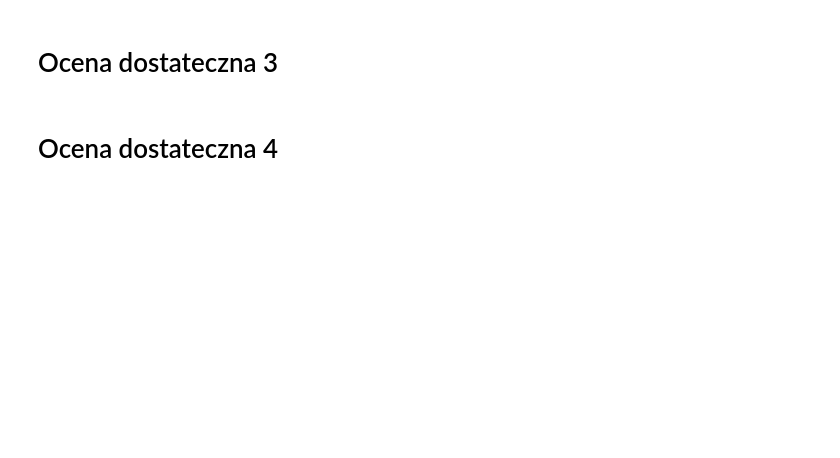
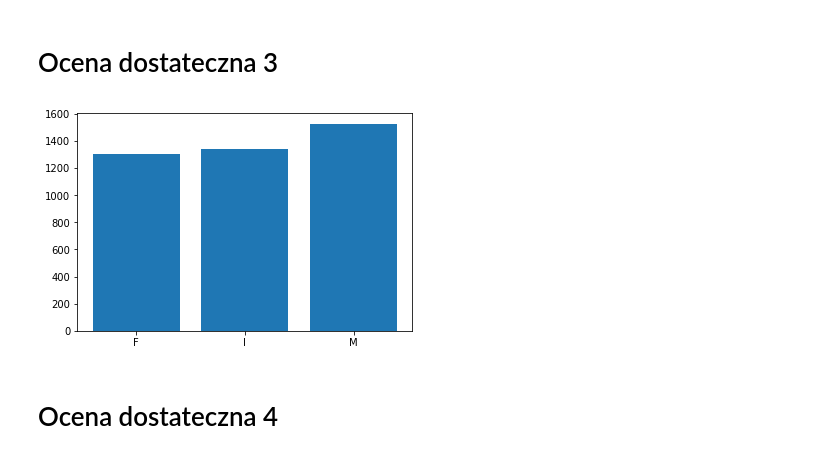
Before and after one commit to karwowskiantoni/Semestr_V, a Jupyter notebook: programowanie_w_jezyku_python/zadanie4/analysis.ipynb, the cells around one changed output. Cells and saved outputs as stored; diff of their text form; code cells hidden in the pictures; blank space fills up the shorter version.

```diff
--- a/programowanie_w_jezyku_python/zadanie4/analysis.ipynb
+++ b/programowanie_w_jezyku_python/zadanie4/analysis.ipynb
@@ -1,11 +1,21 @@
 # %%
-import pandas as pd
-import matplotlib.pyplot as plt
-from tabulate import tabulate
 from itertools import combinations
 
-data = pd.read_csv("data.csv",
+import matplotlib.pyplot as plt
+from pandas import read_csv, MultiIndex, DataFrame
+from seaborn import heatmap, regplot
+from tabulate import tabulate
+
+data = read_csv("data.csv",
                    header=None,
                    names=["plec", "dlugosc", "srednica", "wysokosc",
                           "masa_calkowita", "masa_po_wyjeciu",
-                          "masa_trzewi", "masa_muszli", "pierscienie"])
+                          "masa_trzewi_obrzydliwe", "masa_muszli", "pierscienie"])
+
+p_data = data.iloc[:, [1, 2, 3, 4, 5, 6, 7, 8]]
+
+def percent(number):
+    return round(number * 100, 2)
+
+def print_table(table):
+    print(tabulate(table, headers='keys', tablefmt='fancy_grid'))
@@ -99,9 +73,11 @@ maximum = [data["dlugosc"].max(), data["srednica"].max(), data["wysokosc"].max()
 # %% [markdown]
 # Ocena dostateczna 3
 # %%
-plt.bar([1, 2, 3], data["plec"])
-plt.xticks([1, 2, 3], ["Male", "Infant", "Female"])
+plt.bar([1, 2, 3], data.groupby("plec").size())
+plt.xticks([1, 2, 3], data.groupby("plec").groups)
 plt.show()
+# %% [output]
+[figure, added]
 # %% [markdown]
 # Ocena dostateczna 4
 # %%
```
Also changed, not shown: parts of 12 cells of this notebook.
